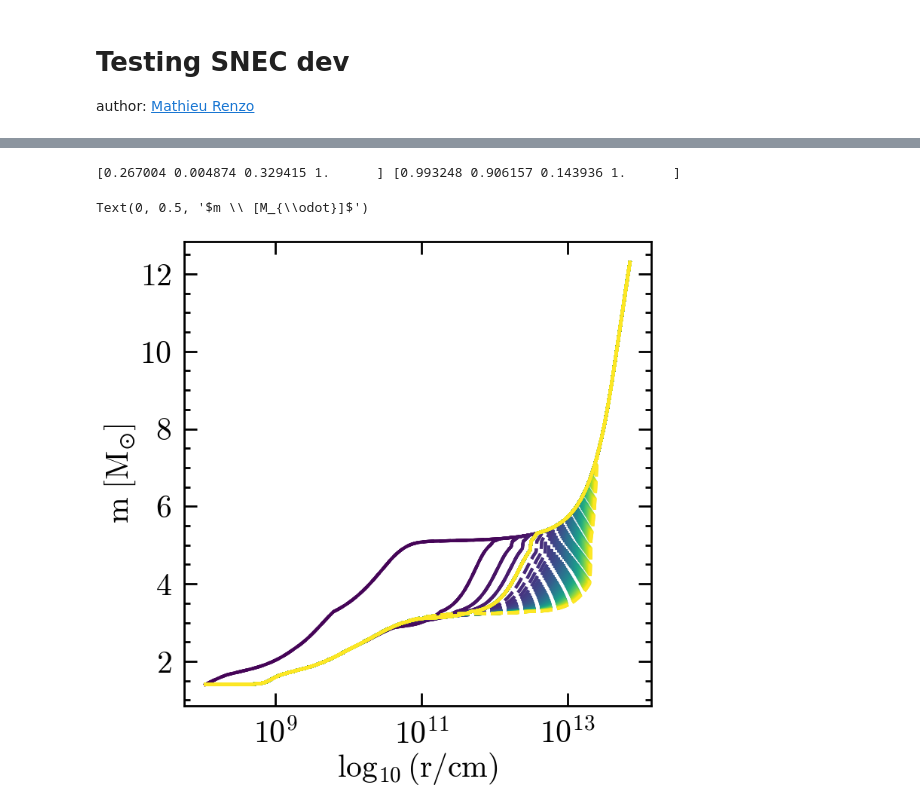
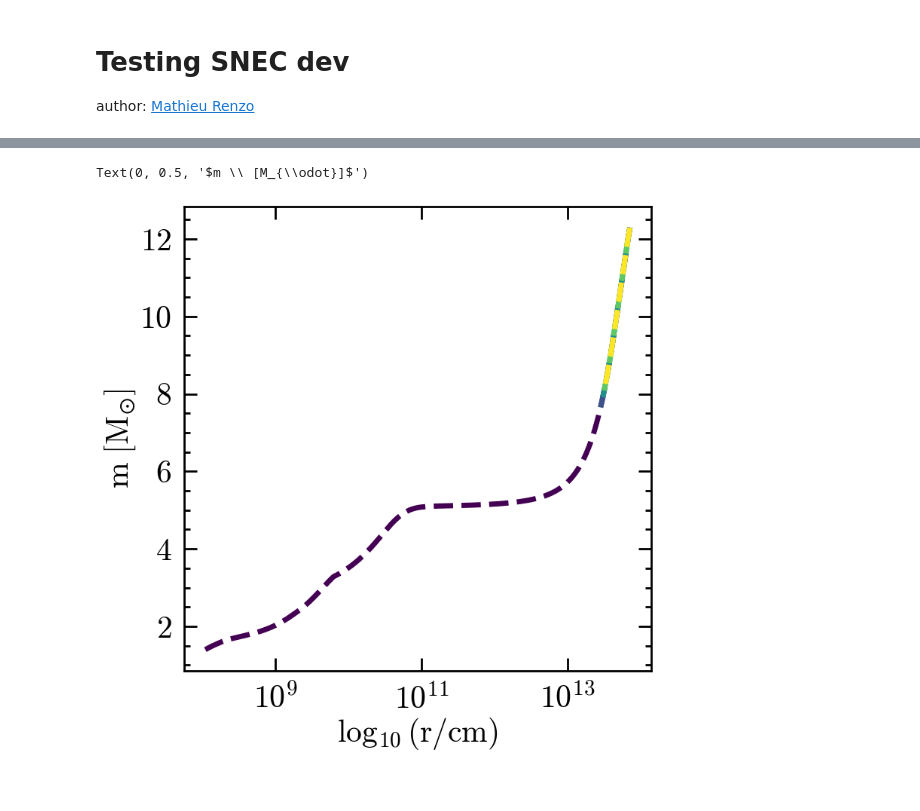
Before and after one commit to mathren/SNEC, a Jupyter notebook: scripts/dev_SNEC.ipynb, the cells around one changed output, grey strips where cells are left out. Cells and saved outputs as stored; diff of their text form; code cells hidden in the pictures.

```diff
--- a/scripts/dev_SNEC.ipynb
+++ b/scripts/dev_SNEC.ipynb
@@ -12,6 +14,8 @@ from plot_v_r import plot_vel_radius_at_time_t
 # %%
 root = "/home/mrenzo/Documents/Research/codes/SNEC-1.01/Data/"
 baseline = root+"baseline/"
+testing_weak_expl = root+"testing_weak_expl/"
+testing1 = root+"testing1/"
 testing = root+"testing/"
 # %%
 fig = plt.figure()
@@ -19,11 +23,15 @@ gs = gridspec.GridSpec(150, 100)
 ax = fig.add_subplot(gs[:, :])
 
 baseline_vel = baseline+"vel.xg"
+testing_weak_expl_vel = testing_weak_expl+"vel.xg"
 testing_vel = testing+"vel.xg"
 
 times = np.linspace(0, 86400, 100)
-colors = plt.cm.viridis(np.linspace(0,1, len(times)))
+colors1 = plt.cm.viridis(np.linspace(0,1, len(times)))
+colors2 = plt.cm.cool(np.linspace(0,1, len(times)))
+colors3 = plt.cm.Set2(np.linspace(0,1, len(times)))
 for i, t in enumerate(times):
-    plot_vel_radius_at_time_t(t, baseline_vel, ax=ax, ls='-', c=colors[i])
-    plot_vel_radius_at_time_t(t, testing_vel, ax=ax, ls=':', lw=5, c=colors[i])
+    plot_vel_radius_at_time_t(t, baseline_vel, ax=ax, ls='-', c=colors1[i])
+    plot_vel_radius_at_time_t(t, testing_weak_expl_vel, ax=ax, ls='--', c=colors2[i])
+    plot_vel_radius_at_time_t(t, testing_vel, ax=ax, ls='--', c=colors3[i])
 # %% [output]
@@ -34,9 +42,9 @@ def plot_mass_radius(t, mass_out, ax=None, **kwargs):
     keys = np.array(list(data.keys()))
     times = keys * u.s
     try:
-        units = t.unit
+        units = times.unit
     except AttributeError:
-        t *= u.s
+        times *= u.s
     index_time_of_interest = np.argmin(np.absolute(times-t))
     key_of_interest = keys[index_time_of_interest]
     mass = data[key_of_interest][:, 1] * u.g
@@ -50,23 +58,26 @@ def plot_mass_radius(t, mass_out, ax=None, **kwargs):
 # %%
 # mass vs time
 fig = plt.figure()
 gs = gridspec.GridSpec(150, 100)
 ax = fig.add_subplot(gs[:, :])
 
 baseline_mass = baseline+"mass.xg"
+testing_weak_expl_mass = testing_weak_expl+"mass.xg"
 testing_mass = testing+"mass.xg"
 
-times = np.linspace(0, 86400, 100)
-colors = plt.cm.viridis(np.linspace(0,1, len(times)))
-print(colors[0], colors[-1])
-for i, t in enumerate(times):
-    plot_mass_radius(t, baseline_mass, ls='-', c=colors[i], ax=ax)
-    plot_mass_radius(t, testing_mass, ls='--', c=colors[i], ax=ax)
+vel_data = SNEC_output_parser(baseline_vel)
+keys = np.array(list(vel_data.keys()))
+vel_times = keys * u.s
+colors1 = plt.cm.viridis(np.linspace(0,1, len(vel_times)))
+
+for i, t in enumerate(vel_times):
+    # plot_mass_radius(t, baseline_mass, ls='-', c=colors1[i], ax=ax)
+    # plot_mass_radius(t, testing_weak_expl_mass, ls='--', c=colors2[i], ax=ax)
+    plot_mass_radius(t, testing_mass, ls='--', lw=5,  c=colors1[i], ax=ax)
 
 ax.set_xscale("log")
 ax.set_xlabel(r"$\log_{10}(r/\mathrm{cm})$")
 ax.set_ylabel(r"$m \ [M_{\odot}]$")
 # %% [output]
-[0.267004 0.004874 0.329415 1.      ] [0.993248 0.906157 0.143936 1.      ]
+Text(0, 0.5, '$m \\ [M_{\\odot}]$')
-Text(0, 0.5, '$m \\ [M_{\\odot}]$')
-[figure, old version]
+[figure, new version]
```
Also changed, not shown: parts of 6 cells of this notebook, 5 other files.
